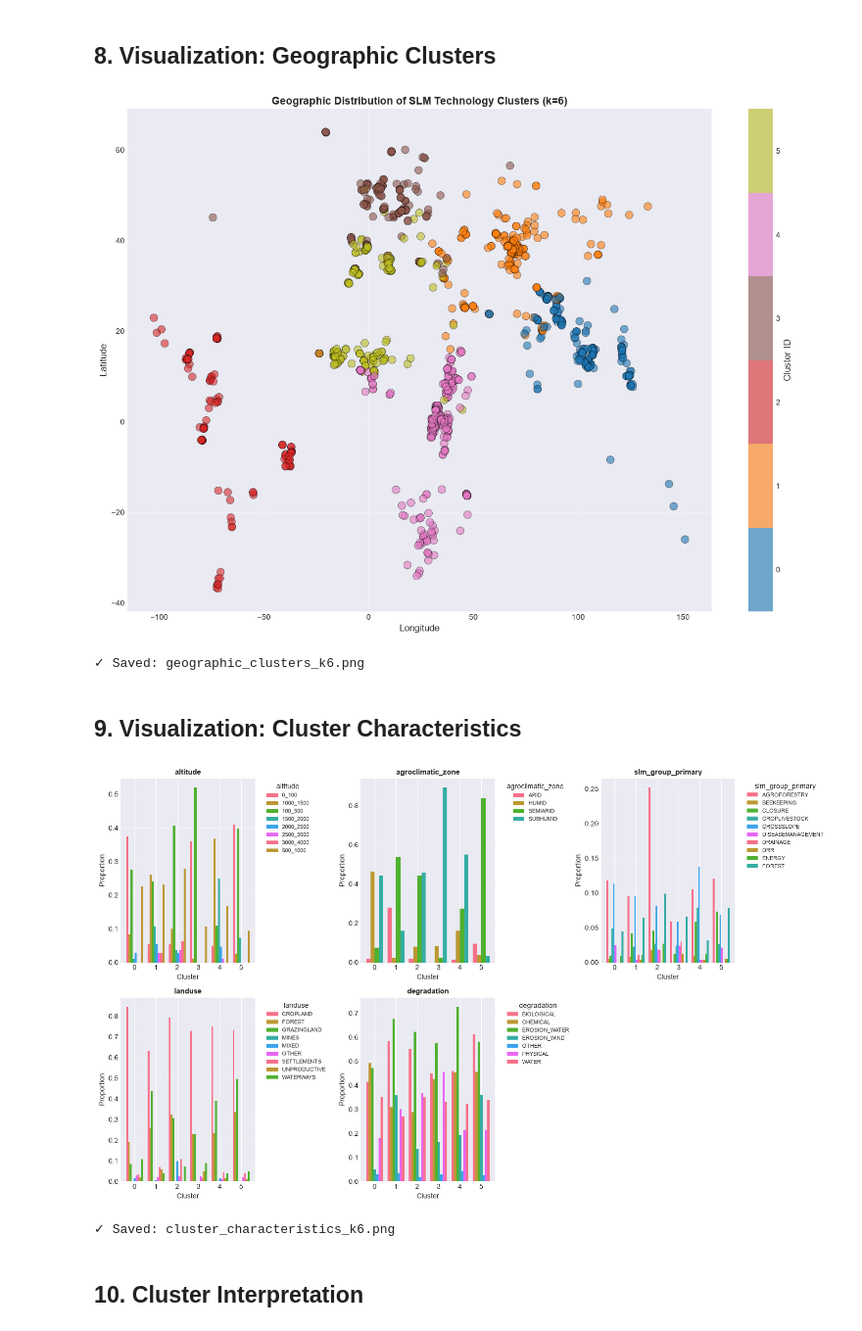
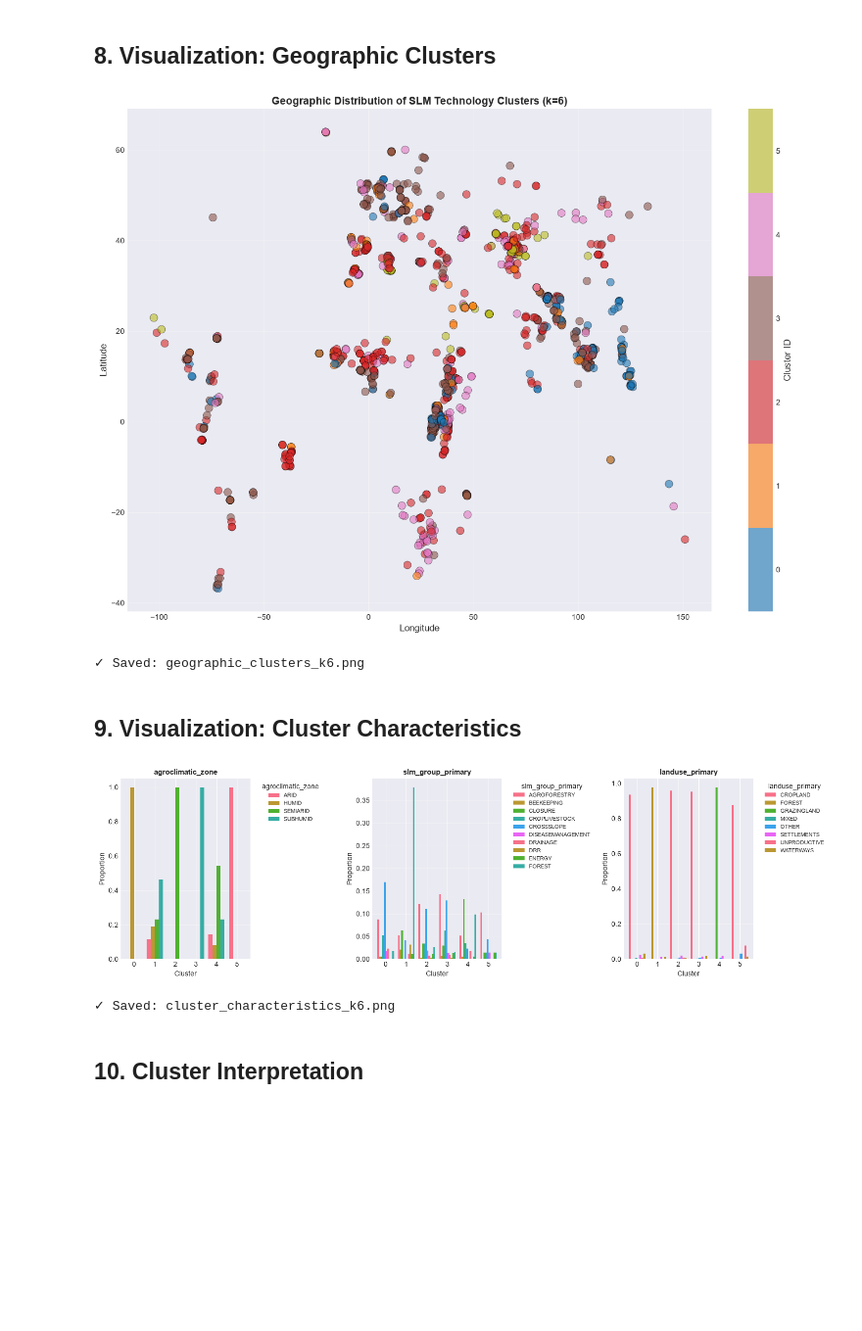
Before and after one commit to nmkearney/CAS-AML-WOCAT, a Jupyter notebook: module1_kmeans_clustering.ipynb, the cells around one changed output. Shown at 98% size. Saved outputs shown, nothing was run; the diff lists cells and outputs as text; code cells hidden in the pictures; blank space fills up the shorter version.

Commit message:
Changed feature set. Updated visualizations. Optimized number of clusters. Fixed mapping. Included correlates (lat, long, alt, biodiversity impact).

```diff
--- a/module1_kmeans_clustering.ipynb
+++ b/module1_kmeans_clustering.ipynb
@@ -37,17 +37,18 @@ DATA_FILE = '/Users/normankearney/Documents/CAS-AML-WOCAT/colab/datasets/wocat/w
 
 # Features to include in clustering (mapped to actual column names)
 ESSENTIAL_FEATURES = {
-    'latitude': 'numeric',
-    'longitude': 'numeric',
-    'altitude': 'categorical',
     'agroclimatic_zone': 'categorical',
-    'slm_group_primary': 'categorical'
+    'slm_group_primary': 'categorical',
 }
 
 OPTIONAL_FEATURES = {
-    'landuse': 'categorical',
-    'degradation': 'categorical'
-    #watersupply': 'categorical', # exclude, 14% missing
+    'landuse_primary': 'categorical'
+    #'degradation_primary': 'categorical', exclude, low feature importance
+    #'imp_ecological_biodiversity': 'numeric', exclude, 41.9% missing
+    #'latitude': 'numeric', exclude, dominates clusters, they become essentially regions
+    #'longitude': 'numeric', exclude, dominates clusters, they become essentially regions
+    #'altitude': 'categorical', exclude, low feature importance
+    #'watersupply': 'categorical', # exclude, 14% missing
 }
 
 USE_OPTIONAL = True
@@ -68,7 +69,7 @@ Configuration loaded:
 # %% [markdown]
 ## 3. Data Loading and Preparation
 # %%
-def load_and_prepare_data(filepath, use_optional=True):
+def load_and_prepare_data(filepath, use_optional=USE_OPTIONAL):
     """
     Load WOCAT data from gzipped CSV and prepare features for clustering.
     """
@@ -111,7 +112,12 @@ def load_and_prepare_data(filepath, use_optional=True):
     # FILTER 2: Remove rows with missing essential features
     essential_cols = [f for f in ESSENTIAL_FEATURES.keys() if f in available_features]
     data_before_missing = len(data)
-    data = data[list(available_features.keys())].dropna(subset=essential_cols)
+
+    # Keep latitude, longitude, altitude, country_name, and biodiversity impacts for plotting/interpretation even if not used as features
+    cols_to_keep = list(available_features.keys()) + ['latitude', 'longitude', 'altitude', 'country_name', 'imp_ecological_biodiversity']
+    cols_to_keep = [c for c in cols_to_keep if c in data.columns]  # Only keep if they exist
+    data = data[cols_to_keep].dropna(subset=essential_cols)
+
     removed_missing = data_before_missing - len(data)
     if removed_missing > 0:
         print(f"Removed {removed_missing} rows with missing essential features")
@@ -136,7 +142,7 @@ def prepare_features(data, features_dict):
     feature_arrays = []
 
     # Features that contain pipe-separated multi-label values
-    multi_label_features = {'landuse', 'degradation'}
+    multi_label_features = {}
 
     for feature_name, feature_type in features_dict.items():
         if feature_type == 'numeric':
@@ -583,7 +598,7 @@ def plot_geographic_clusters(data, labels, k):
 
 plot_geographic_clusters(data, final_labels, SELECTED_K)
 # %% [output]
-[figure, old version]
+[figure, new version]
 ✓ Saved: geographic_clusters_k6.png
 # %% [markdown]
 ## 9. Visualization: Cluster Characteristics
@@ -602,7 +617,7 @@ def plot_cluster_characteristics(data, labels, k):
         all_features = ESSENTIAL_FEATURES
 
     # Identify multi-label features
-    multi_label_features = {'landuse', 'degradation'}
+    multi_label_features = {}
 
     # Get categorical columns to visualize
     categorical_cols = []
@@ -669,34 +684,34 @@ def create_multi_label_distribution(data_with_clusters, feature_name):
     # Expand pipe-separated values
     all_types = set()
     for val in data_with_clusters[feature_name].dropna():
         if isinstance(val, str):
             types = val.split('|')
             all_types.update(types)
 
     all_types = sorted(list(all_types))
 
     # Create a matrix: rows=clusters, columns=types, values=proportion
     clusters = data_with_clusters['cluster'].unique()
     distribution = pd.DataFrame(0.0, index=sorted(clusters), columns=all_types)
 
     for cluster_id in sorted(clusters):
         cluster_data = data_with_clusters[data_with_clusters['cluster'] == cluster_id]
         cluster_size = len(cluster_data)
 
         # Count how many technologies in this cluster have each type
         for type_name in all_types:
             count = 0
             for val in cluster_data[feature_name].dropna():
                 if isinstance(val, str) and type_name in val.split('|'):
                     count += 1
             distribution.loc[cluster_id, type_name] = count / cluster_size if cluster_size > 0 else 0
 
     return distribution
 
 
 plot_cluster_characteristics(data, final_labels, SELECTED_K)
 # %% [output]
-[figure, old version]
+[figure, new version]
 ✓ Saved: cluster_characteristics_k6.png
 # %% [markdown]
 ## 10. Cluster Interpretation
```
Also changed, not shown: parts of 10 cells of this notebook.
